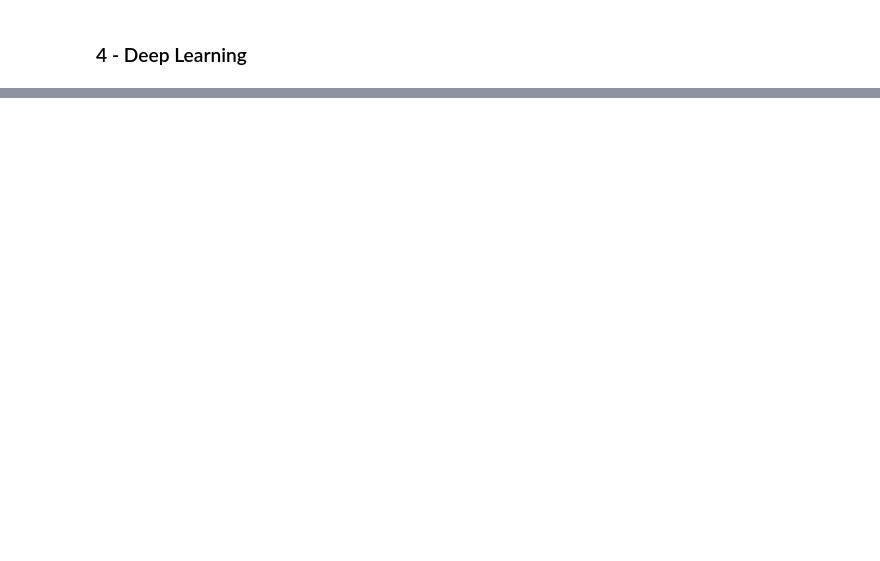
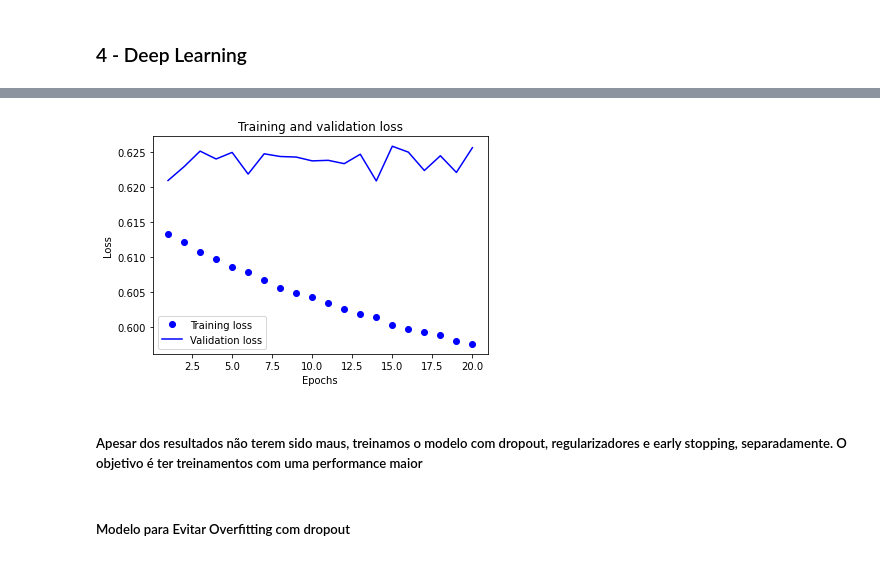
Before and after one commit to LucianaMartins26/SIB_Trabalho, a Jupyter notebook: SIB.ipynb, the cells around one changed output, grey strips where cells are left out. Drawn from its saved outputs; the diff is of its cells as text; code cells hidden in the pictures; blank space fills up the shorter version.

```diff
--- a/SIB.ipynb
+++ b/SIB.ipynb
@@ -1236,0 +1323,17 @@ plt.show()
+# %%
+loss_values = history_dict['loss']
+val_loss_values = history_dict['val_loss']
+
+plt.plot(epochs, loss_values, 'bo', label='Training loss')
+plt.plot(epochs, val_loss_values, 'b', label='Validation loss')
+plt.title('Training and validation loss')
+plt.xlabel('Epochs')
+plt.ylabel('Loss')
+plt.legend()
+plt.show()
+# %% [output]
+[figure, added]
+# %% [markdown]
+##### Apesar dos resultados não terem sido maus, treinamos o modelo com dropout, regularizadores e early stopping, separadamente. O objetivo é ter treinamentos com uma performance maior
+# %% [markdown]
+##### Modelo para Evitar Overfitting com dropout
```
Also changed, not shown: parts of 48 cells of this notebook.
